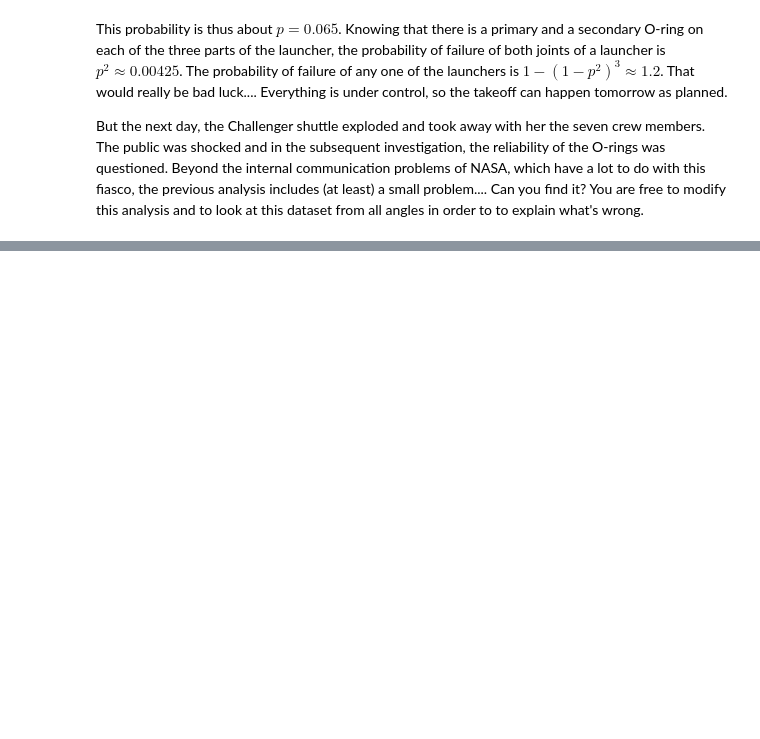
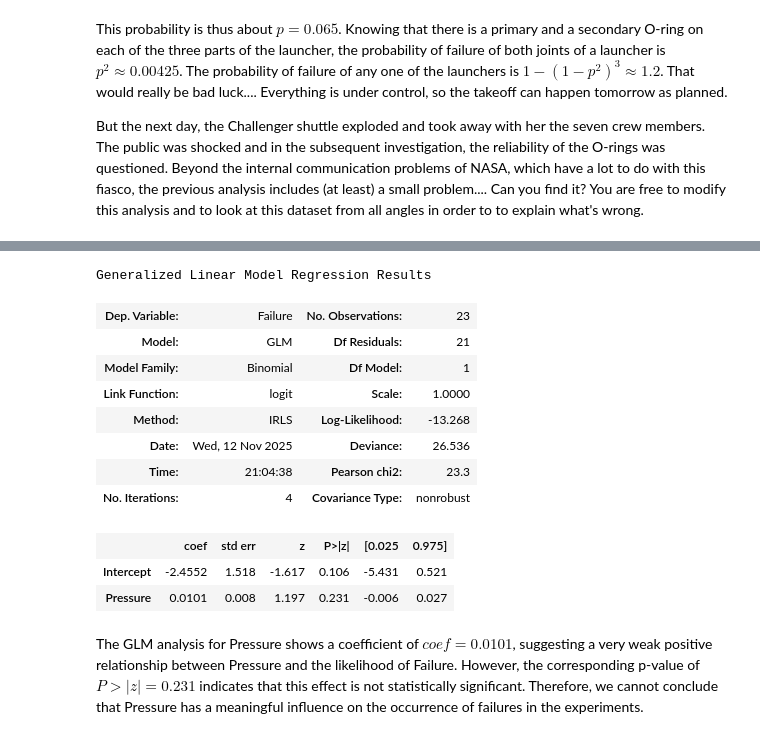
Before and after one commit to viniciuslazzari/smpe-2025, a Jupyter notebook: mooc/module2/challenger.ipynb, the cells around one changed output, grey strips where cells are left out. Cells and saved outputs as stored; diff of their text form; code cells hidden in the pictures; blank space fills up the shorter version.

Commit message:
feat: update challenger notebook with further analysis

```diff
--- a/mooc/module2/challenger.ipynb
+++ b/mooc/module2/challenger.ipynb
@@ -164,0 +220,21 @@ from all angles in order to to explain what's wrong.
+# %%
+import statsmodels.api as sm
+
+logmodel_pressure=sm.GLM(data['Failure'], data[['Intercept','Pressure']], family=sm.families.Binomial(sm.families.links.logit)).fit()
+
+logmodel_pressure.summary()
+# %% [output]
+Generalized Linear Model Regression Results
+| Dep. Variable: | Failure | No. Observations: | 23 |
+| Model: | GLM | Df Residuals: | 21 |
+| Model Family: | Binomial | Df Model: | 1 |
+| Link Function: | logit | Scale: | 1.0000 |
+| Method: | IRLS | Log-Likelihood: | -13.268 |
+| Date: | Wed, 12 Nov 2025 | Deviance: | 26.536 |
+| Time: | 21:04:38 | Pearson chi2: | 23.3 |
+| No. Iterations: | 4 | Covariance Type: | nonrobust |
+|  | coef | std err | z | P>|z| | [0.025 | 0.975] |
+| Intercept | -2.4552 | 1.518 | -1.617 | 0.106 | -5.431 | 0.521 |
+| Pressure | 0.0101 | 0.008 | 1.197 | 0.231 | -0.006 | 0.027 |
+# %% [markdown]
+The GLM analysis for Pressure shows a coefficient of $coef = 0.0101$, suggesting a very weak positive relationship between Pressure and the likelihood of Failure. However, the corresponding p-value of $P>|z|=0.231$ indicates that this effect is not statistically significant. Therefore, we cannot conclude that Pressure has a meaningful influence on the occurrence of failures in the experiments.
```
Also changed, not shown: parts of 13 cells of this notebook.
